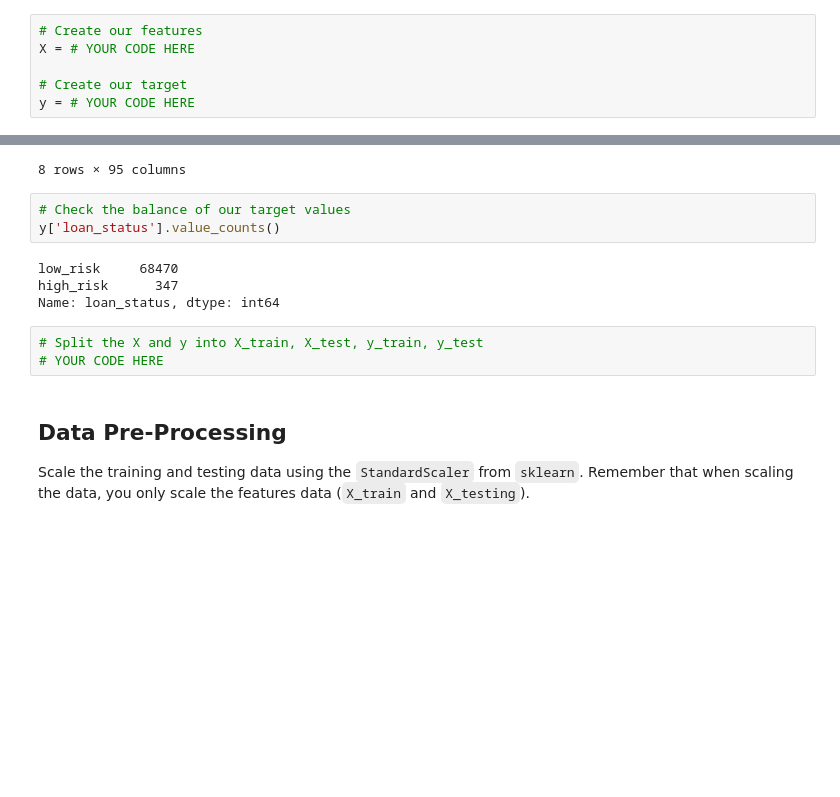
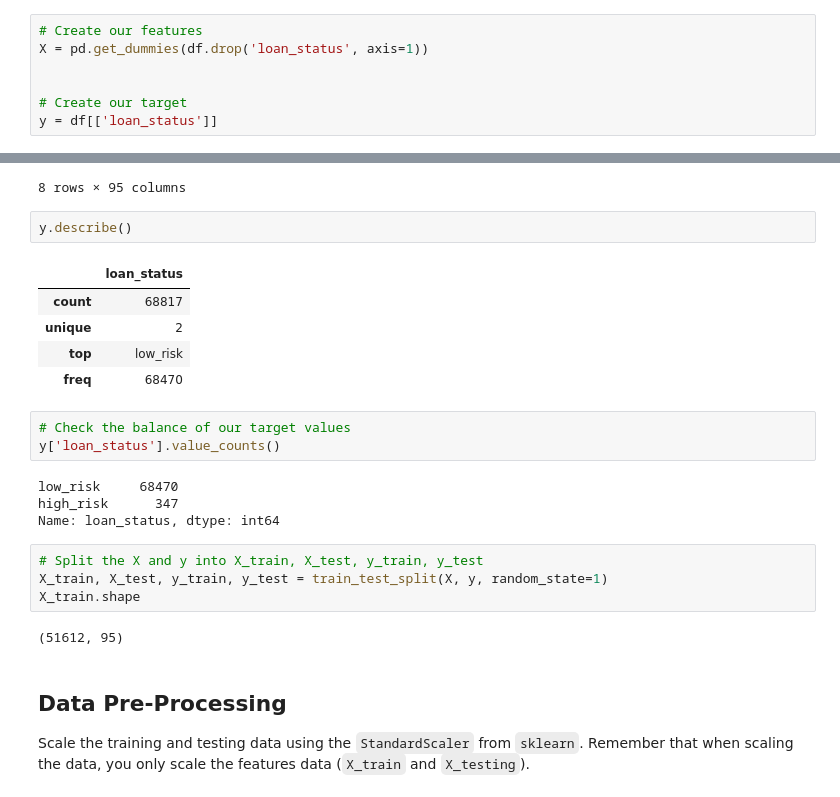
Before and after one commit to machkev/11-Machine-Learning, a Jupyter notebook: Machine-Learning/Instructions/Starter_Code/credit_risk_ensemble.ipynb, the cells around one changed output, grey strips where cells are left out. Cells and saved outputs as stored; diff of their text form; blank space fills up the shorter version.

```diff
--- a/Machine-Learning/Instructions/Starter_Code/credit_risk_ensemble.ipynb
+++ b/Machine-Learning/Instructions/Starter_Code/credit_risk_ensemble.ipynb
@@ -84,10 +85,11 @@ df.head()
 # Split the Data into Training and Testing
 # %%
 # Create our features
-X = # YOUR CODE HERE
+X = pd.get_dummies(df.drop('loan_status', axis=1))
+
 
 # Create our target
-y = # YOUR CODE HERE
+y = df[['loan_status']]
 # %%
 X.describe()
 # %% [output]
@@ -101,6 +103,14 @@ X.describe()
 | 75% | 24000.000000 | 0.155700 | 648.100000 | 1.040000e+05 | 26.660000 | 0.000000 | 1.000000 | 16.000000 | 0.000000 | ... |
 | max | 40000.000000 | 0.308400 | 1676.230000 | 8.797500e+06 | 999.000000 | 18.000000 | 5.000000 | 72.000000 | 4.000000 | ... |
 8 rows × 95 columns
+# %%
+y.describe()
+# %% [output]
+|  | loan_status |
+| count | 68817 |
+| unique | 2 |
+| top | low_risk |
+| freq | 68470 |
 # %%
 # Check the balance of our target values
 y['loan_status'].value_counts()
@@ -110,7 +120,10 @@ high_risk      347
 Name: loan_status, dtype: int64
 # %%
 # Split the X and y into X_train, X_test, y_train, y_test
-# YOUR CODE HERE
+X_train, X_test, y_train, y_test = train_test_split(X, y, random_state=1)
+X_train.shape
+# %% [output]
+(51612, 95)
 # %% [markdown]
 ## Data Pre-Processing
 
```
Also changed, not shown: parts of 13 cells of this notebook, 2 other files.
